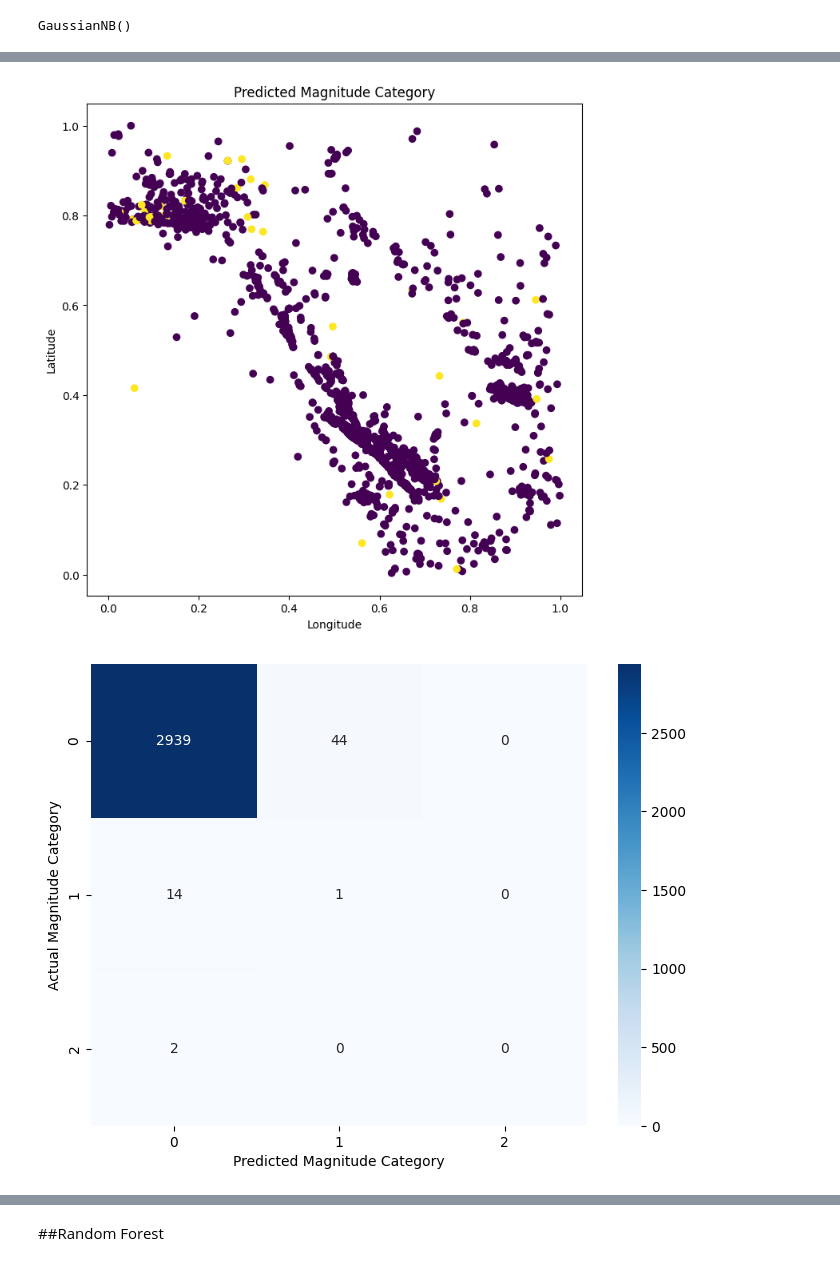
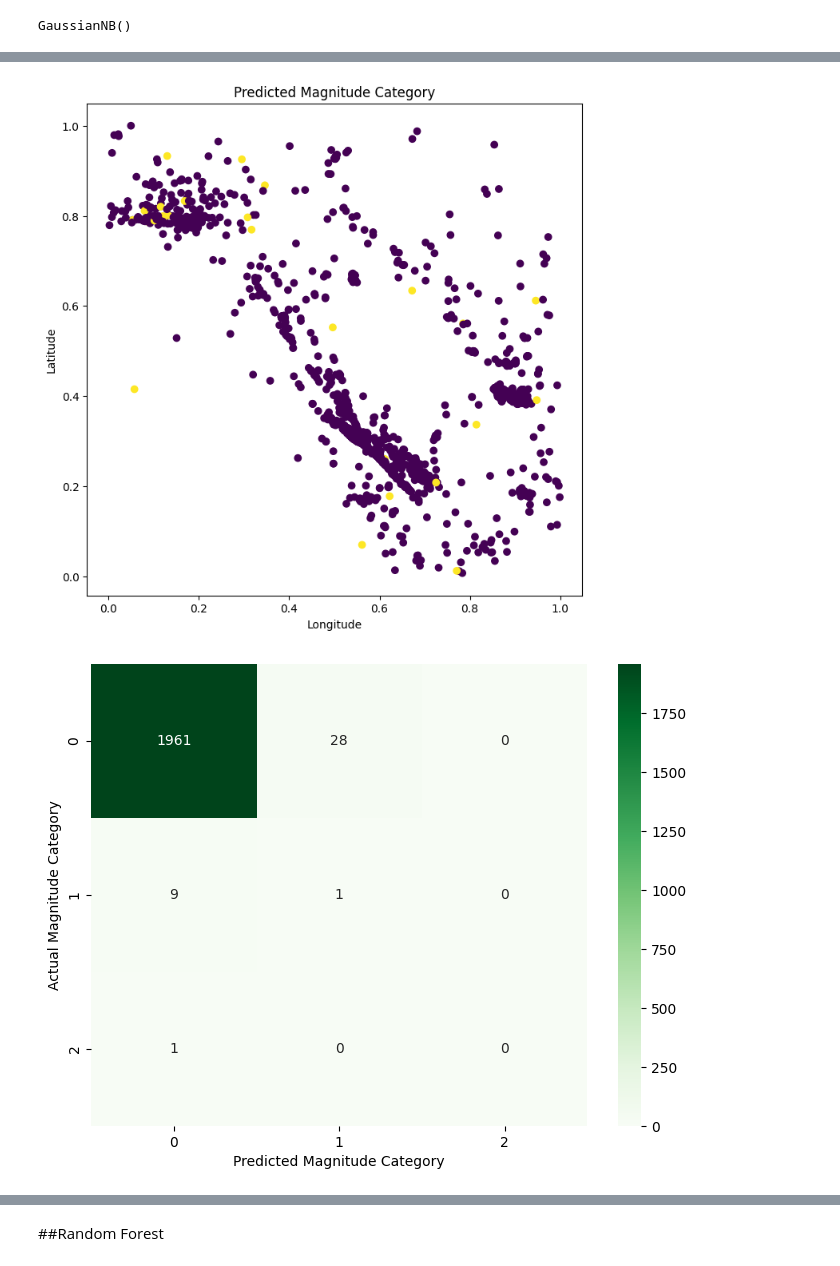
Before and after one commit to aivydebnath/Earthquake-Prediction, a Jupyter notebook: Earthquake_Prediction.ipynb, the cells around one changed output, grey strips where cells are left out. Cells and saved outputs as stored; diff of their text form; code cells hidden in the pictures.

```diff
--- a/Earthquake_Prediction.ipynb
+++ b/Earthquake_Prediction.ipynb
@@ -212,7 +210,7 @@ X = df[['Latitude(deg)', 'Longitude(deg)', 'Depth(km)', 'No_of_Stations']]
 y = df['Magnitude_Category_Encoded']
 
 # Split the data into training and testing sets
-X_train, X_test, y_train, y_test = train_test_split(X, y, test_size=0.3, random_state=42)
+X_train, X_test, y_train, y_test = train_test_split(X, y, test_size=0.2, random_state=42)
 
 # Train the Gaussian Naive Bayes model on the training data
 gnb = GaussianNB()
@@ -270,17 +268,17 @@ plt.ylabel('Latitude')
 plt.show()
 print(" ")
 # %% [output]
-[figure, old version]
+[figure, new version]
 # %%
 # Create a heatmap of the confusion matrix
 plt.figure(figsize=(8, 6))
-sns.heatmap(cm, annot=True, cmap='Blues', fmt='g')
+sns.heatmap(cm, annot=True, cmap='Greens', fmt='g')
 plt.xlabel('Predicted Magnitude Category')
 plt.ylabel('Actual Magnitude Category')
 plt.show()
 print(" ")
 # %% [output]
-[figure, old version]
+[figure, new version]
 # %%
 cr = classification_report(y_test, y_pred, labels=[0, 1, 2, 3], target_names=['Minor', 'Moderate', 'Strong', 'Major'], output_dict=True)
 # Convert classification report dictionary to DataFrame
```
Also changed, not shown: parts of 24 cells of this notebook.
